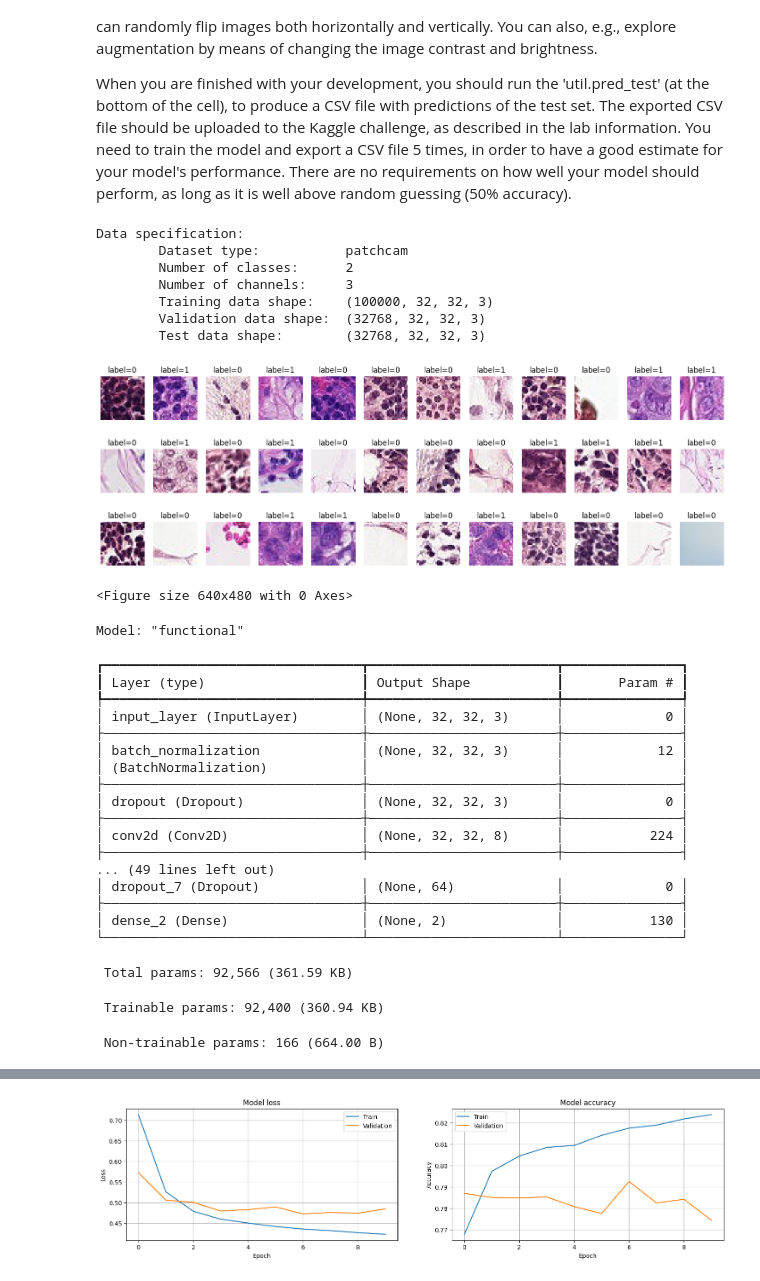
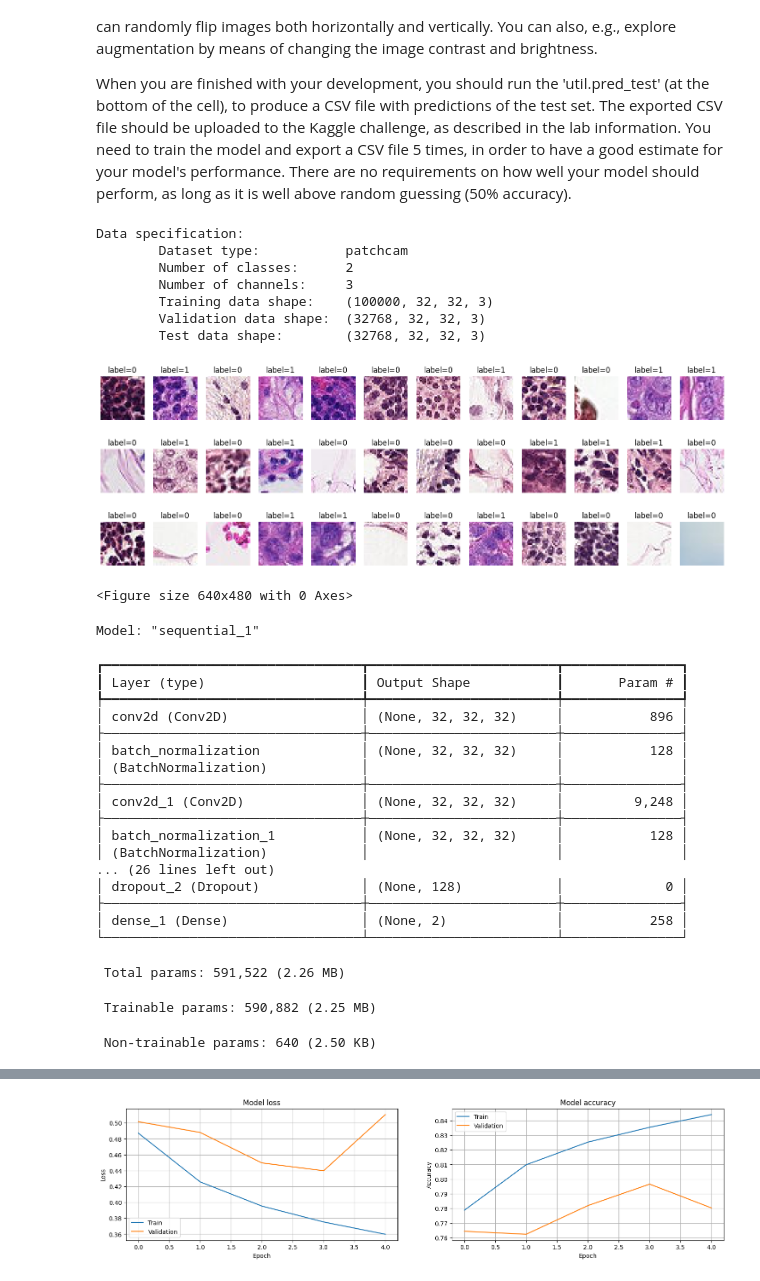
Before and after one commit to AntonMartic/deep-learning, a Jupyter notebook: Lab2/lab02.ipynb, the cells around one changed output, grey strips where cells are left out. Saved outputs shown, nothing was run; the diff lists cells and outputs as text; code cells hidden in the pictures.

Commit message:
Refactor to sequential model

```diff
--- a/Lab2/lab02.ipynb
+++ b/Lab2/lab02.ipynb
@@ -399,15 +399,7 @@ from tensorflow.keras import layers
 import util
 import data_generator
 
-# A block of convolutional layers followed by max pooling
-def conv_block(x, N, channels, kernel_size, activation, padding='same'):
-    for i in range(N):
-        x = keras.layers.BatchNormalization()(x)
-        x = keras.layers.Dropout(0.05)(x)
-        x = layers.Conv2D(channels, kernel_size=kernel_size, activation=activation, padding=padding, kernel_regularizer=keras.regularizers.L2(l2=0.001))(x)
-    return layers.MaxPooling2D(pool_size=(2, 2))(x)
-
-epochs = 10
+epochs = 5
 batch_size = 128
 
 # Load the PatchCamyleon dataset
@@ -421,20 +413,39 @@ data.plot()
 
 keras.backend.clear_session()
 
+# Augmentation layers
+data_augmentation = keras.Sequential([])
+
+model = keras.Sequential()
+
 # TODO: Build your network here
-x = layers.Input(shape=data.x_train.shape[1:])
-conv1  = conv_block(x, N=2, channels=8, kernel_size=(3,3), activation='relu', padding='same')
-conv2  = conv_block(conv1, N=2, channels=16, kernel_size=(3,3), activation='relu', padding='same')
-conv3  = conv_block(conv2, N=2, channels=32, kernel_size=(3,3), activation='relu', padding='same')
-flat1  = layers.Flatten()(conv3)
 
-dense1 = layers.Dense(128, activation='relu', kernel_regularizer=keras.regularizers.L2(l2=0.001))(flat1)
-dropd1  = keras.layers.Dropout(0.2)(dense1)
-dense2 = layers.Dense(64, activation='relu', kernel_regularizer=keras.regularizers.L2(l2=0.001))(dropd1)
-dropd2  = keras.layers.Dropout(0.2)(dense2)
-y = layers.Dense(data.K, activation='softmax')(dropd2)
+# Input layer
+model.add(layers.Input(shape=data.x_train.shape[1:]))
 
-model = keras.models.Model(inputs=x, outputs=y)
+# 1:st convolution layer
+model.add(layers.Conv2D(32, (3, 3), activation='relu', padding='same'))
+model.add(layers.BatchNormalization())
+model.add(layers.Conv2D(32, (3, 3), activation='relu', padding='same'))
+model.add(layers.BatchNormalization())
+model.add(layers.MaxPooling2D((2, 2)))
+model.add(layers.Dropout(0.25))
+
+# 2:nd convolution layer
+model.add(layers.Conv2D(64, (3, 3), activation='relu', padding='same'))
+model.add(layers.BatchNormalization())
+model.add(layers.Conv2D(64, (3, 3), activation='relu', padding='same'))
+model.add(layers.BatchNormalization())
+model.add(layers.MaxPooling2D((2, 2)))
+model.add(layers.Dropout(0.25))
+
+# Dense layer
+model.add(layers.Flatten())
+model.add(layers.Dense(128, activation='relu'))
+model.add(layers.BatchNormalization())
+model.add(layers.Dropout(0.25))
+model.add(layers.Dense(data.K, activation='softmax'))
+
 model.summary()
 
 opt = keras.optimizers.Adam()
@@ -460,24 +471,24 @@ Data specification:
         Test data shape:        (32768, 32, 32, 3)
 [figure]
 <Figure size 640x480 with 0 Axes>
-Model: "functional"
+Model: "sequential_1"
 ┏━━━━━━━━━━━━━━━━━━━━━━━━━━━━━━━━━┳━━━━━━━━━━━━━━━━━━━━━━━━┳━━━━━━━━━━━━━━━┓
 ┃ Layer (type)                    ┃ Output Shape           ┃       Param # ┃
 ┡━━━━━━━━━━━━━━━━━━━━━━━━━━━━━━━━━╇━━━━━━━━━━━━━━━━━━━━━━━━╇━━━━━━━━━━━━━━━┩
-│ input_layer (InputLayer)        │ (None, 32, 32, 3)      │             0 │
+│ conv2d (Conv2D)                 │ (None, 32, 32, 32)     │           896 │
 ├─────────────────────────────────┼────────────────────────┼───────────────┤
-│ batch_normalization             │ (None, 32, 32, 3)      │            12 │
+│ batch_normalization             │ (None, 32, 32, 32)     │           128 │
 │ (BatchNormalization)            │                        │               │
 ├─────────────────────────────────┼────────────────────────┼───────────────┤
-│ dropout (Dropout)               │ (None, 32, 32, 3)      │             0 │
+│ conv2d_1 (Conv2D)               │ (None, 32, 32, 32)     │         9,248 │
 ├─────────────────────────────────┼────────────────────────┼───────────────┤
-│ conv2d (Conv2D)                 │ (None, 32, 32, 8)      │           224 │
+│ batch_normalization_1           │ (None, 32, 32, 32)     │           128 │
+│ (BatchNormalization)            │                        │               │
+... (26 lines left out)
+│ dropout_2 (Dropout)             │ (None, 128)            │             0 │
 ├─────────────────────────────────┼────────────────────────┼───────────────┤
-... (49 lines left out)
-│ dropout_7 (Dropout)             │ (None, 64)             │             0 │
-├─────────────────────────────────┼────────────────────────┼───────────────┤
-│ dense_2 (Dense)                 │ (None, 2)              │           130 │
+│ dense_1 (Dense)                 │ (None, 2)              │           258 │
 └─────────────────────────────────┴────────────────────────┴───────────────┘
- Total params: 92,566 (361.59 KB)
+ Total params: 591,522 (2.26 MB)
- Trainable params: 92,400 (360.94 KB)
+ Trainable params: 590,882 (2.25 MB)
- Non-trainable params: 166 (664.00 B)
+ Non-trainable params: 640 (2.50 KB)
@@ -500,2 +511,2 @@ Epoch 6/10
         Validation AUC:     0.86
-[figure, old version]
+[figure, new version]
```
Also changed, not shown: parts of 1 cell of this notebook.
